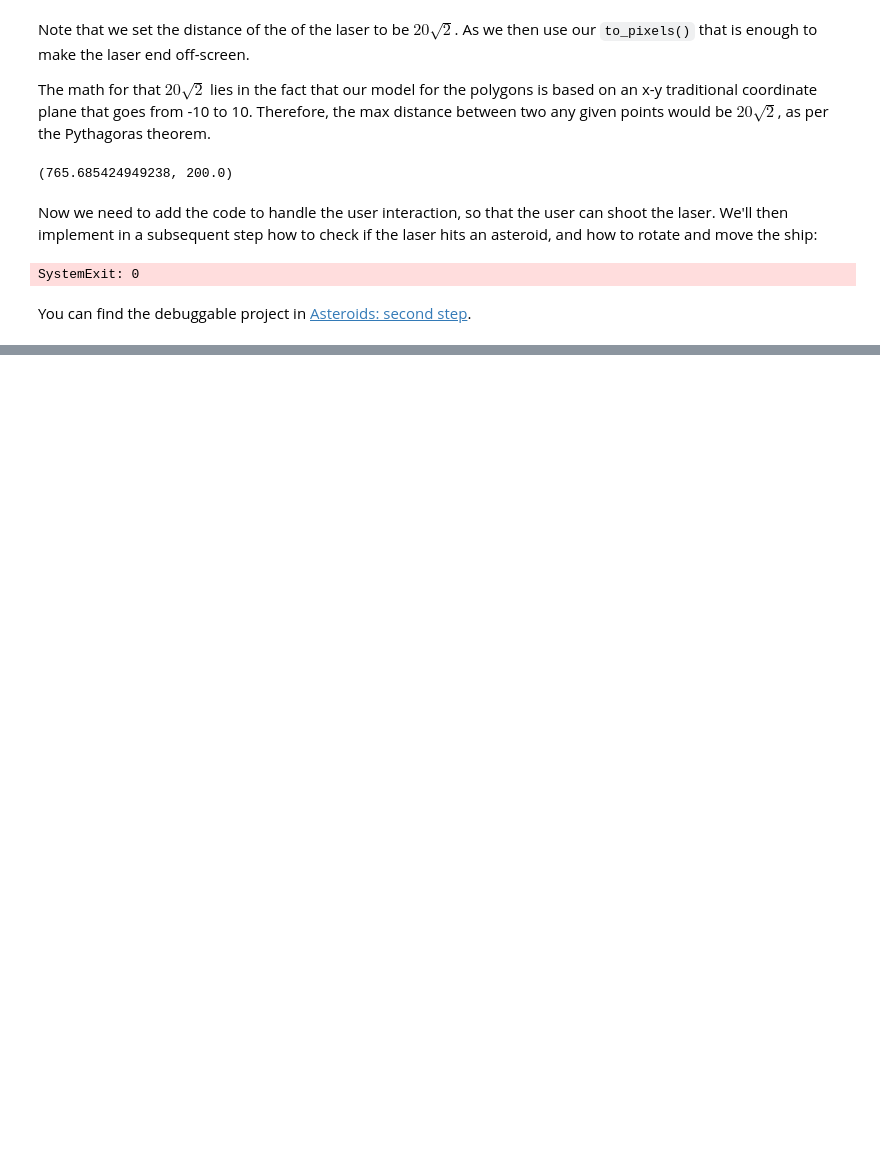
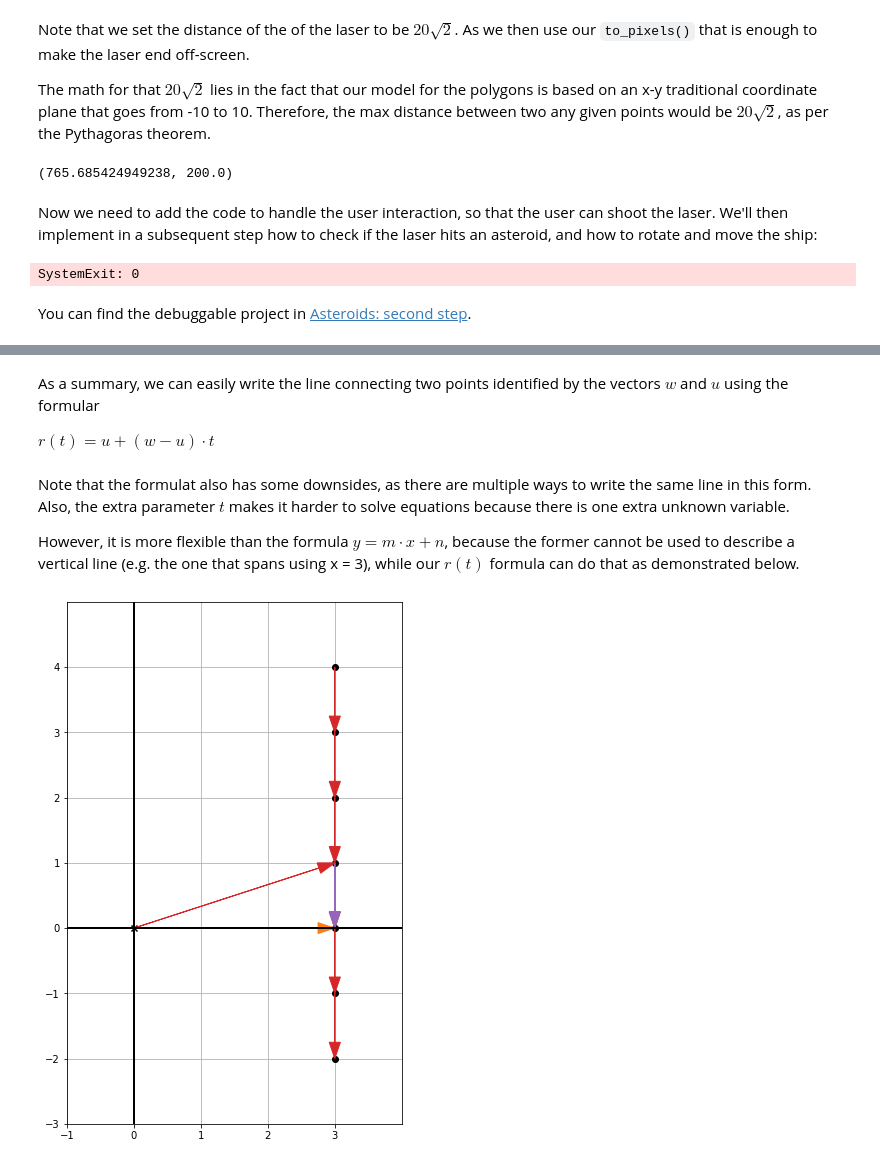
Before and after one commit to sergiofgonzalez/math-workbench, a Jupyter notebook: 06-solving-systems-of-linear-equations/01-systems-of-linear-equations-concepts-notebook/concepts.ipynb, the cells around one changed output, grey strips where cells are left out. Saved outputs shown, nothing was run; the diff lists cells and outputs as text; code cells hidden in the pictures; blank space fills up the shorter version.

Commit message:
Add more concepts on systems of linear equations

```diff
--- a/06-solving-systems-of-linear-equations/01-systems-of-linear-equations-concepts-notebook/concepts.ipynb
+++ b/06-solving-systems-of-linear-equations/01-systems-of-linear-equations-concepts-notebook/concepts.ipynb
@@ -368,0 +462,32 @@ You can find the debuggable project in [Asteroids: second step](../e00-my-draw-l
+# %% [markdown]
+As a summary, we can easily write the line connecting two points identified by the vectors $ w $ and $ u $ using the formular
+
+$
+r(t) = u + (w - u) \cdot t
+$
+# %% [markdown]
+Note that the formulat also has some downsides, as there are multiple ways to write the same line in this form. Also, the extra parameter $ t $ makes it harder to solve equations because there is one extra unknown variable.
+
+However, it is more flexible than the formula $ y = m \cdot x + n $, because the former cannot be used to describe a vertical line (e.g. the one that spans using x = 3), while our $ r(t) $ formula can do that as demonstrated below.
+# %%
+from my_draw2d import draw2d, Arrow2D, Points2D
+from my_colors import blue, orange, black, red, purple
+from my_vectors import scale, add, subtract
+
+u = (3, 1)
+w = (3, 0)
+
+def r(t):
+    return add(u, scale(t, subtract(w, u)))
+
+line_points = [r(t) for t in range(-3, 4)]
+line_vectors = [Arrow2D(line_points[i + 1], line_points[i]) for i in range(0, len(line_points) - 1)]
+
+draw2d(
+    Points2D(*line_points),
+    *line_vectors,
+    Arrow2D(w, u, color=purple),
+    Arrow2D(u, color=red), Arrow2D(w, color=orange)
+)
+# %% [output]
+[figure, added]
```
Also changed, not shown: parts of 34 cells of this notebook, 8 other files.
